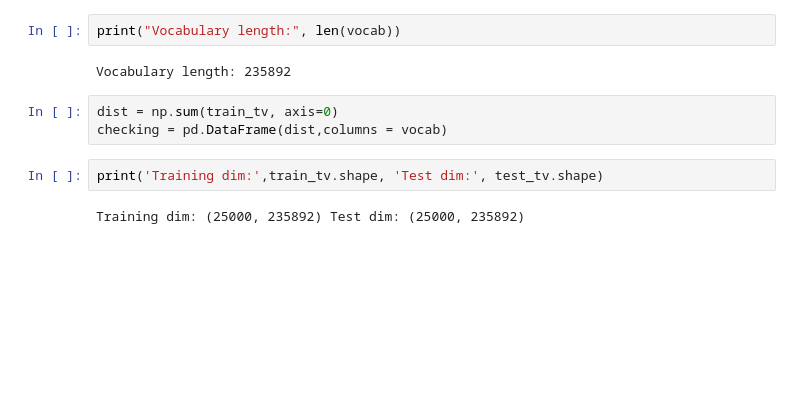
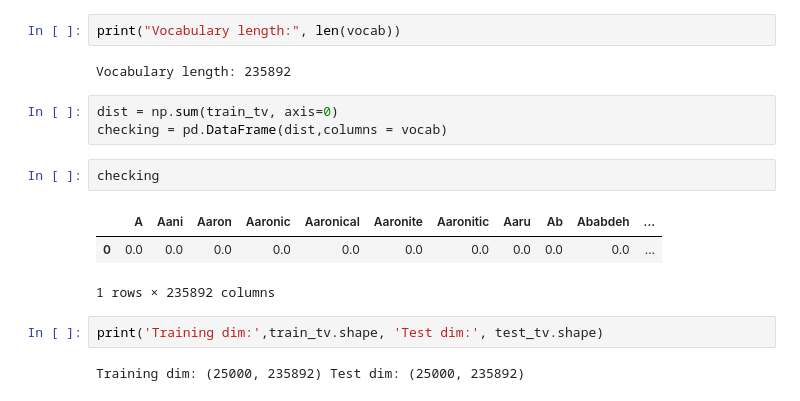
Before and after one commit to kyen89/MyProject, a Jupyter notebook: Kaggle/Bag_of_Words_Meets_Bags_of_Popcorn/pop_corn_tfidf.ipynb, the cells around one changed output. Saved outputs shown, nothing was run; the diff lists cells and outputs as text; blank space fills up the shorter version.

```diff
--- a/Kaggle/Bag_of_Words_Meets_Bags_of_Popcorn/pop_corn_tfidf.ipynb
+++ b/Kaggle/Bag_of_Words_Meets_Bags_of_Popcorn/pop_corn_tfidf.ipynb
@@ -119,6 +142,12 @@ Vocabulary length: 235892
 # %%
 dist = np.sum(train_tv, axis=0)
 checking = pd.DataFrame(dist,columns = vocab)
+# %%
+checking
+# %% [output]
+|  | A | Aani | Aaron | Aaronic | Aaronical | Aaronite | Aaronitic | Aaru | Ab | Ababdeh | ... |
+| 0 | 0.0 | 0.0 | 0.0 | 0.0 | 0.0 | 0.0 | 0.0 | 0.0 | 0.0 | 0.0 | ... |
+1 rows × 235892 columns
 # %%
 print('Training dim:',train_tv.shape, 'Test dim:', test_tv.shape)
 # %% [output]
```
Also changed, not shown: parts of 24 cells of this notebook, 15 other files.
